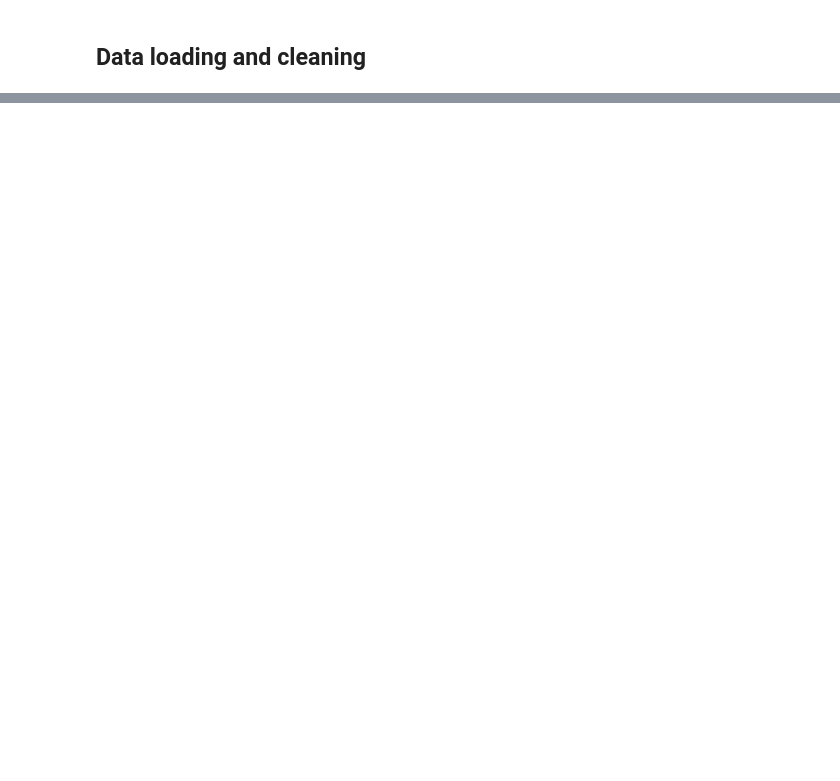
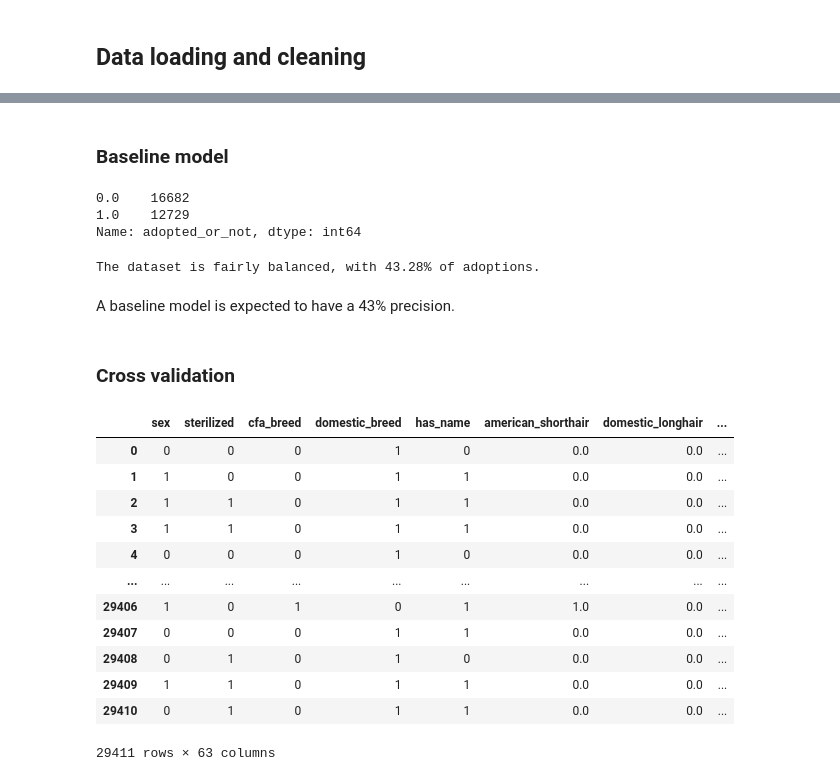
Before and after one commit to jhupiterz/AAC_challenge_api, a Jupyter notebook: notebooks/basic_model_julie.ipynb, the cells around one changed output, grey strips where cells are left out. Cells and saved outputs as stored; diff of their text form; code cells hidden in the pictures; blank space fills up the shorter version.

```diff
--- a/notebooks/basic_model_julie.ipynb
+++ b/notebooks/basic_model_julie.ipynb
@@ -105,0 +148,9 @@ AttributeError: 'str' object has no attribute 'decode'
+# %%
+enc.fit(features_df[['coat_pattern']]) # Fit encoder
+
+coat_pattern_encoded = pd.DataFrame(enc.transform(features_df[['coat_pattern']]), columns=enc.get_feature_names())
+
+#features_df.drop('top_breeds', axis = 1, inplace = True)
+# %%
+features_df = pd.concat([features_df, coat_pattern_encoded], axis=1)
+features_df.drop(columns='coat_pattern', inplace = True)
@@ -105,0 +170,9 @@ AttributeError: 'str' object has no attribute 'decode'
+# %%
+enc.fit(features_df[['coat']]) # Fit encoder
+
+coat_encoded = pd.DataFrame(enc.transform(features_df[['coat']]), columns=enc.get_feature_names())
+
+#features_df.drop('top_breeds', axis = 1, inplace = True)
+# %%
+features_df = pd.concat([features_df, coat_encoded], axis=1)
+features_df.drop(columns='coat', inplace = True)
@@ -105,0 +181,33 @@ AttributeError: 'str' object has no attribute 'decode'
+# %% [markdown]
+### Baseline model
+# %%
+target.value_counts()
+# %% [output]
+0.0    16682
+1.0    12729
+Name: adopted_or_not, dtype: int64
+# %%
+print(f'The dataset is fairly balanced, with {round(target.value_counts()[1]/target.value_counts().sum()*100, 2)}% of adoptions.')
+# %% [output]
+The dataset is fairly balanced, with 43.28% of adoptions.
+# %% [markdown]
+A baseline model is expected to have a 43% precision.
+# %% [markdown]
+### Cross validation
+# %%
+features_df.drop(columns='date_of_birth', inplace=True)
+features_df
+# %% [output]
+|  | sex | sterilized | cfa_breed | domestic_breed | has_name | american_shorthair | domestic_longhair | ... |
+| 0 | 0 | 0 | 0 | 1 | 0 | 0.0 | 0.0 | ... |
+| 1 | 1 | 0 | 0 | 1 | 1 | 0.0 | 0.0 | ... |
+| 2 | 1 | 1 | 0 | 1 | 1 | 0.0 | 0.0 | ... |
+| 3 | 1 | 1 | 0 | 1 | 1 | 0.0 | 0.0 | ... |
+| 4 | 0 | 0 | 0 | 1 | 0 | 0.0 | 0.0 | ... |
+| ... | ... | ... | ... | ... | ... | ... | ... | ... |
+| 29406 | 1 | 0 | 1 | 0 | 1 | 1.0 | 0.0 | ... |
+| 29407 | 0 | 0 | 0 | 1 | 1 | 0.0 | 0.0 | ... |
+| 29408 | 0 | 1 | 0 | 1 | 0 | 0.0 | 0.0 | ... |
+| 29409 | 1 | 1 | 0 | 1 | 1 | 0.0 | 0.0 | ... |
+| 29410 | 0 | 1 | 0 | 1 | 1 | 0.0 | 0.0 | ... |
+29411 rows × 63 columns
```
Also changed, not shown: parts of 25 cells of this notebook.
